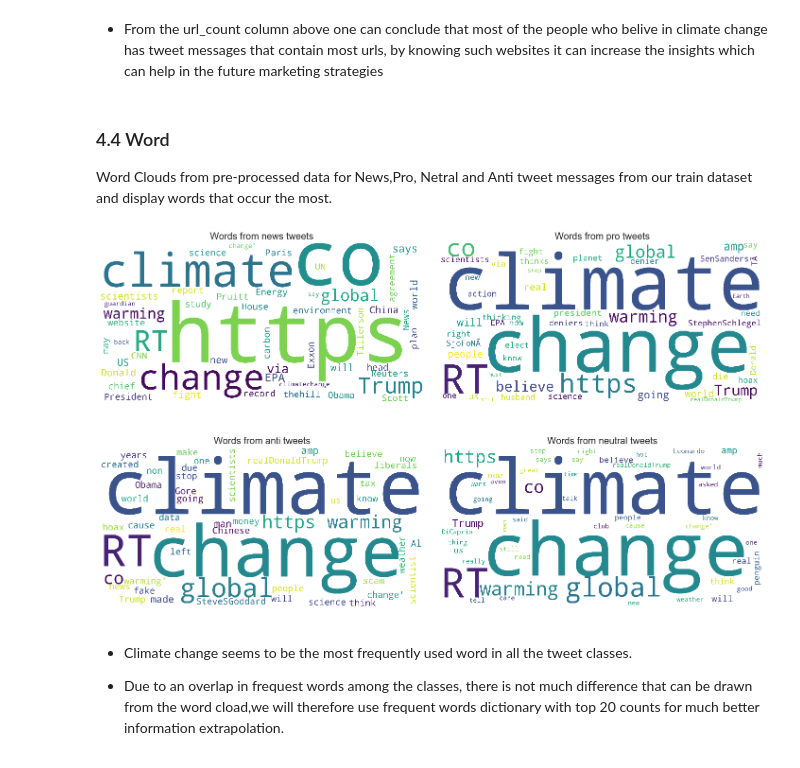
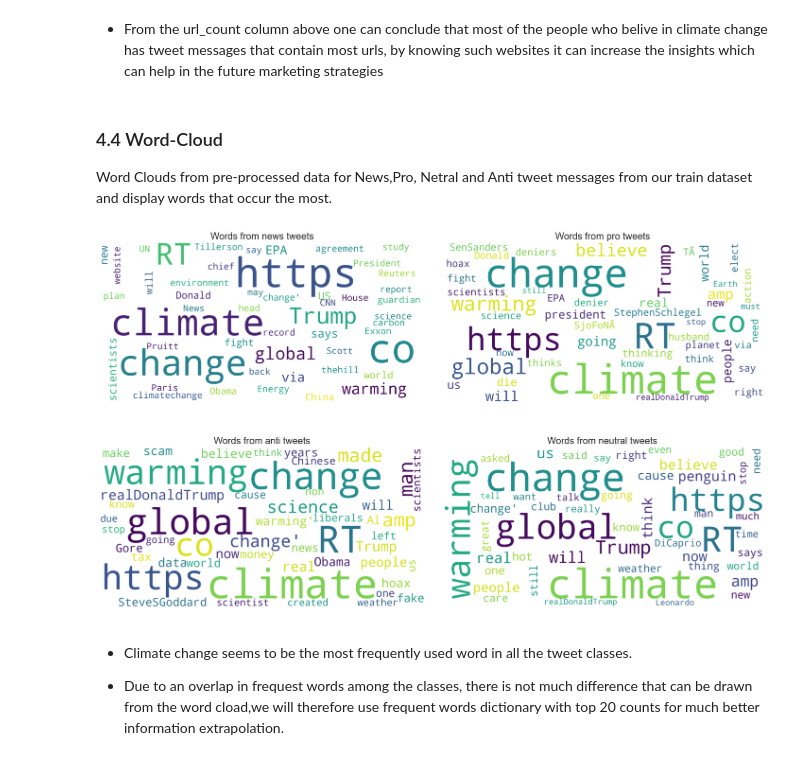
Before and after one commit to Yaya-T/Classic8, a Jupyter notebook: Classification.ipynb, the cells around one changed output. Drawn from its saved outputs; the diff is of its cells as text; code cells hidden in the pictures.

```diff
--- a/Classification.ipynb
+++ b/Classification.ipynb
@@ -82,8 +88,8 @@ True
 # %% [markdown]
 # 3. Uploading the dataset
 # %%
-train = pd.read_csv('C:/Users/siyam/classification data/train.csv')
-test = pd.read_csv('C:/Users/siyam/classification data/test.csv')
+train = pd.read_csv('C:/Users/yanga/Downloads/climate-change-belief-analysis/train.csv')
+test = pd.read_csv('C:/Users/yanga\Downloads/climate-change-belief-analysis/test.csv')
 # %%
 train.head()
 # %% [output]
@@ -117,0 +148,4 @@ test.head()
+# %%
+# look at how many words are there in each tweet message.
+train['token_length'] = [len(x.split(" ")) for x in train.message]
+train # call train df
@@ -169,7 +269,7 @@ df.rename(columns={"index": "sentiment", "sentiment": "url_count"})
 
 *   From the url_count column above one can conclude that most of the people who belive in climate change  has tweet messages that contain most urls, by knowing such websites it can increase the insights which can help in the future marketing strategies
 # %% [markdown]
-### 4.4 Word
+### 4.4 Word-Cloud
 
 Word Clouds from pre-processed data for News,Pro, Netral and Anti tweet messages from our train dataset and display words that occur the most.
 # %%
@@ -188,7 +288,7 @@ Anti= [word for line in Anti for word in line.split()]
 news = WordCloud(
     background_color='white',
     max_words=50,
-    max_font_size=100,
+    max_font_size=50,
     scale=5,
     random_state=1,
     collocations=False,
@@ -198,7 +298,7 @@ news = WordCloud(
 pro = WordCloud(
     background_color='white',
     max_words=50,
-    max_font_size=100,
+    max_font_size=50,
     scale=5,
     random_state=1,
     collocations=False,
@@ -210,7 +310,7 @@ pro = WordCloud(
 neutral = WordCloud(
     background_color='white',
     max_words=50,
-    max_font_size=100,
+    max_font_size=50,
     scale=5,
     random_state=1,
     collocations=False,
@@ -221,7 +321,7 @@ neutral = WordCloud(
 Anti = WordCloud(
     background_color='white',
     max_words=50,
-    max_font_size=100,
+    max_font_size=50,
     scale=5,
     random_state=1,
     collocations=False,
@@ -229,34 +329,34 @@ Anti = WordCloud(
 ).generate(' '.join(Anti))
 
 
 fig, axs = plt.subplots(2, 2, figsize = (20, 12))
 # fig.suptitle('Clouds of polar words', fontsize = 30)
 fig.tight_layout(pad = 0)
 
 axs[0, 0].imshow(news)
 axs[0, 0].set_title('Words from news tweets', fontsize = 20)
 axs[0, 0].axis('off')
 # axs[0, 0].tight_layout(pad = 1)
 
 axs[0, 1].imshow(pro)
 axs[0, 1].set_title('Words from pro tweets', fontsize = 20)
 axs[0, 1].axis('off')
 # axs[0, 1].tight_layout(pad = 1)
 
 
 # axs[1, 0].tight_layout(pad = 1)
 axs[1, 0].imshow(Anti)
 axs[1, 0].set_title('Words from anti tweets', fontsize = 20)
 axs[1, 0].axis('off')
 
 axs[1, 1].imshow(neutral)
 axs[1, 1].set_title('Words from neutral tweets', fontsize = 20)
 axs[1, 1].axis('off')
 
 # axs[1, 0].tight_layout(pad = 1)
 plt.savefig('joint_cloud.png')
 # %% [output]
-[figure, old version]
+[figure, new version]
 # %% [markdown]
 * Climate change seems to be the most frequently used word in all the tweet classes.
 
```
Also changed, not shown: parts of 88 cells of this notebook.
